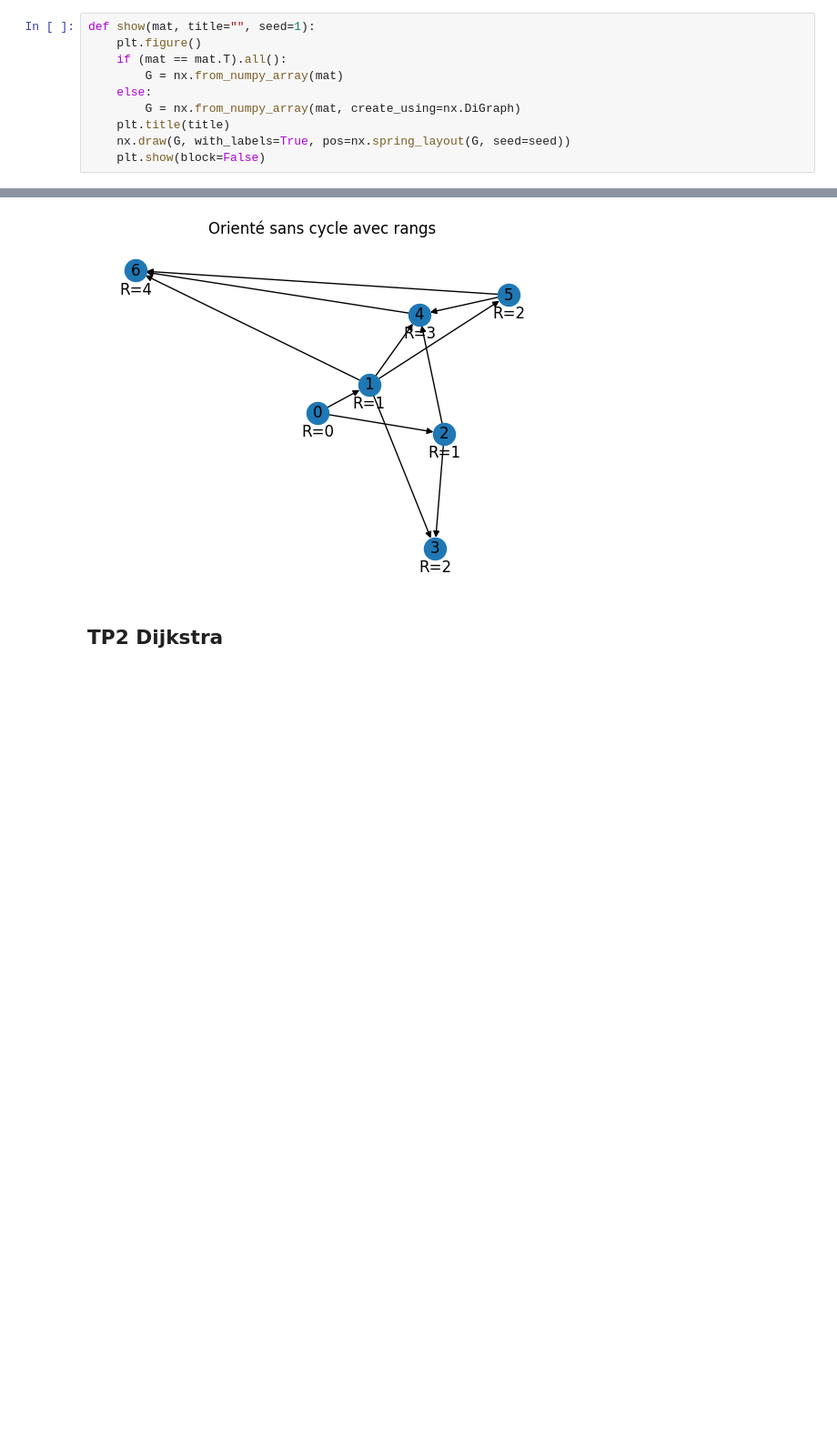
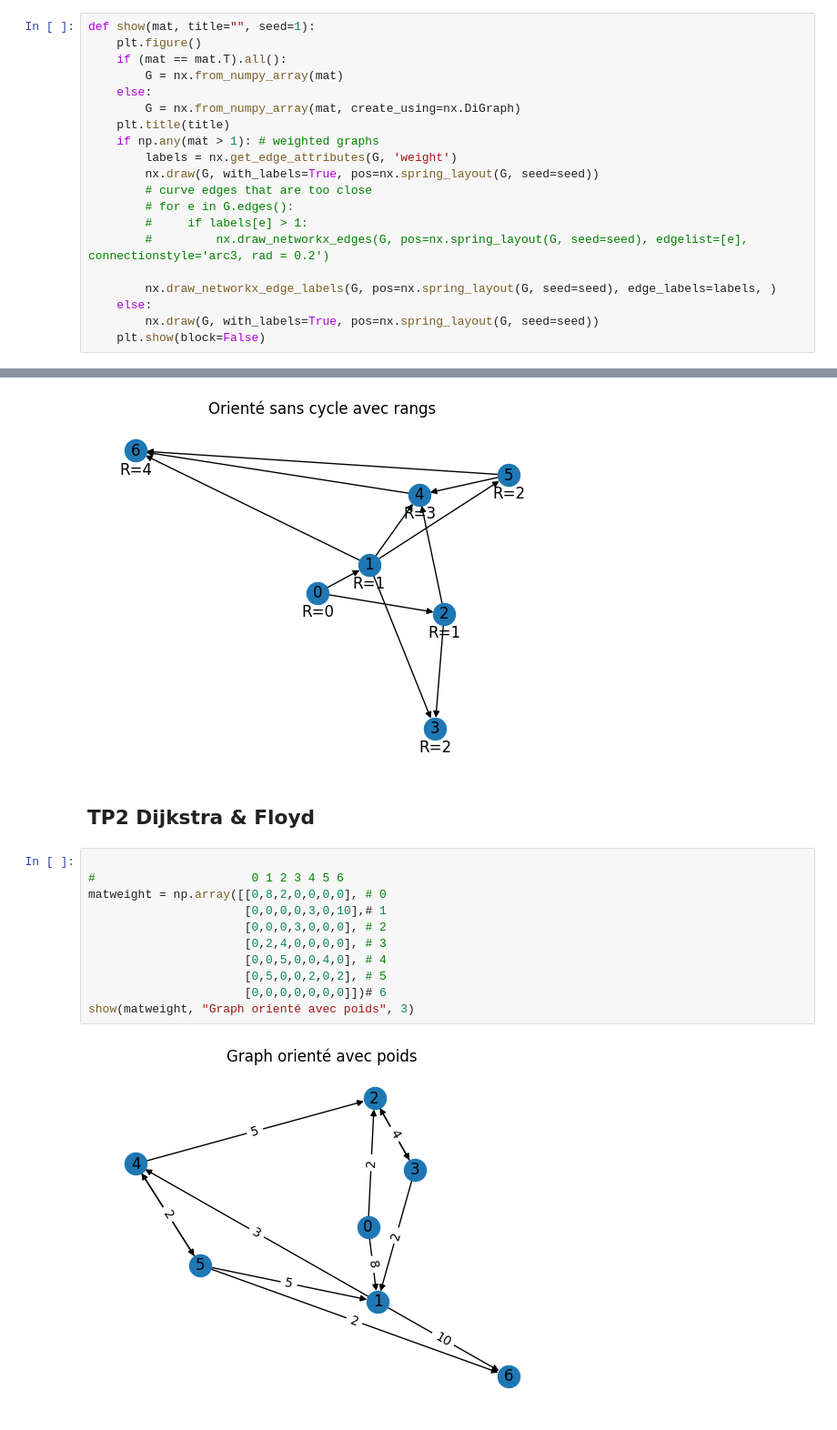
Before and after one commit to sinux-l5d/MATH901_CMI, a Jupyter notebook: math901.ipynb, the cells around one changed output, grey strips where cells are left out. Shown: that part at 91% size. Saved outputs shown, nothing was run; the diff lists cells and outputs as text; blank space fills up the shorter version.

```diff
--- a/math901.ipynb
+++ b/math901.ipynb
@@ -20,7 +20,17 @@ def show(mat, title="", seed=1):
     else:
         G = nx.from_numpy_array(mat, create_using=nx.DiGraph)
     plt.title(title)
-    nx.draw(G, with_labels=True, pos=nx.spring_layout(G, seed=seed))
+    if np.any(mat > 1): # weighted graphs
+        labels = nx.get_edge_attributes(G, 'weight')
+        nx.draw(G, with_labels=True, pos=nx.spring_layout(G, seed=seed))
+        # curve edges that are too close
+        # for e in G.edges():
+        #     if labels[e] > 1:
+        #         nx.draw_networkx_edges(G, pos=nx.spring_layout(G, seed=seed), edgelist=[e], connectionstyle='arc3, rad = 0.2')
+
+        nx.draw_networkx_edge_labels(G, pos=nx.spring_layout(G, seed=seed), edge_labels=labels, )
+    else:
+        nx.draw(G, with_labels=True, pos=nx.spring_layout(G, seed=seed))
     plt.show(block=False)
 # %% [markdown]
 Matrice orientée
@@ -219,4 +229,17 @@ rang de k=4 est 3
 rang de k=6 est 4
 [figure]
 # %% [markdown]
-## TP2 Dijkstra
+## TP2 Dijkstra & Floyd
+# %%
+
+#                      0 1 2 3 4 5 6
+matweight = np.array([[0,8,2,0,0,0,0], # 0
+                      [0,0,0,0,3,0,10],# 1
+                      [0,0,0,3,0,0,0], # 2
+                      [0,2,4,0,0,0,0], # 3
+                      [0,0,5,0,0,4,0], # 4
+                      [0,5,0,0,2,0,2], # 5
+                      [0,0,0,0,0,0,0]])# 6
+show(matweight, "Graph orienté avec poids", 3)
+# %% [output]
+[figure, added]
```
Also changed, not shown: parts of 14 cells of this notebook.
